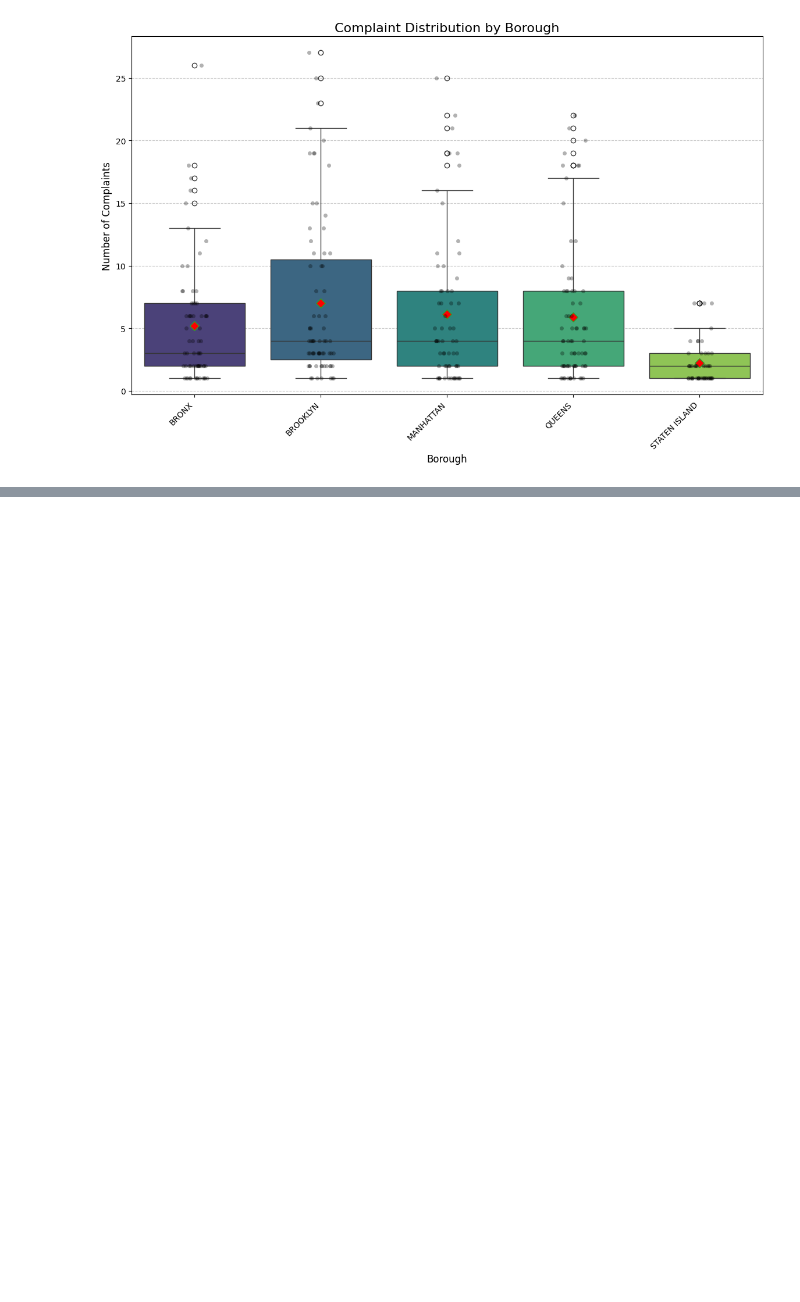
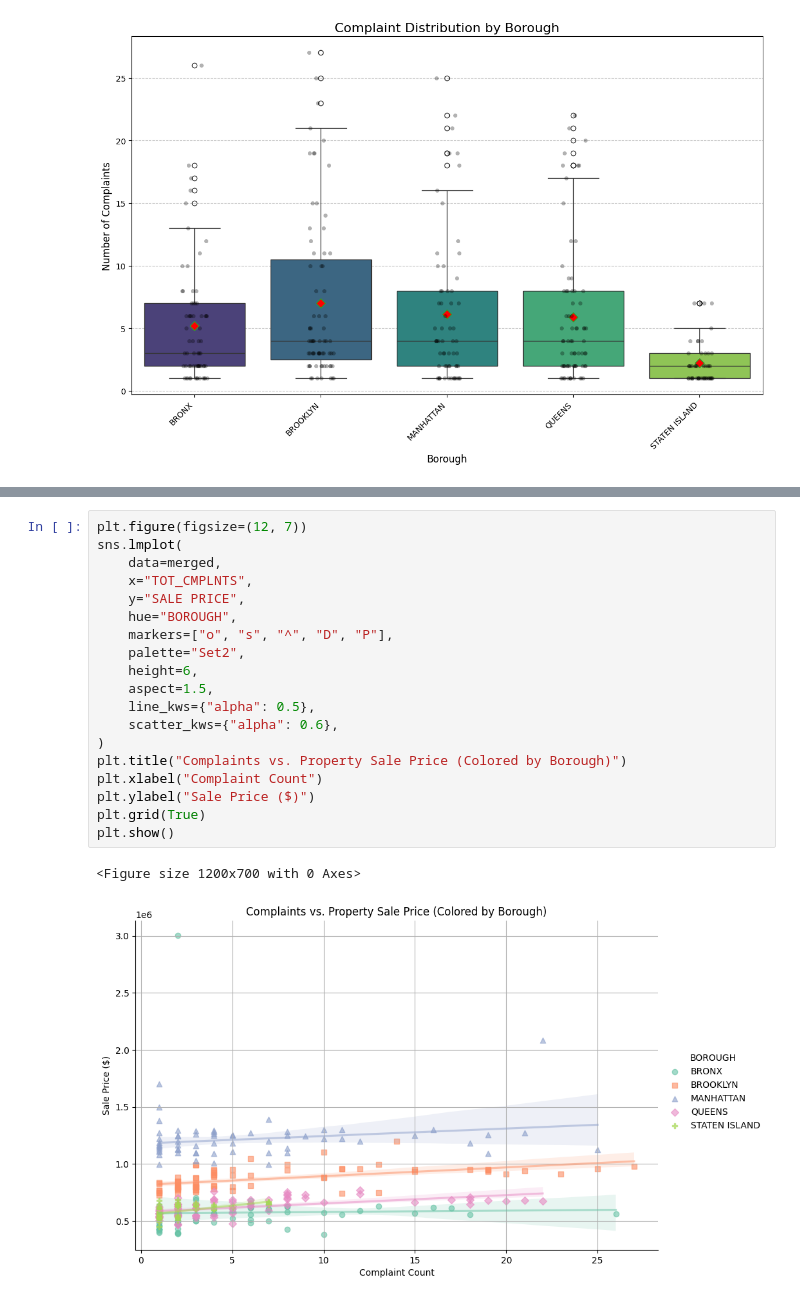
Before and after one commit to lugisz/lugisz.github.io, a Jupyter notebook: Project03.ipynb, the cells around one changed output, grey strips where cells are left out. Saved outputs shown, nothing was run; the diff lists cells and outputs as text; blank space fills up the shorter version.

```diff
--- a/Project03.ipynb
+++ b/Project03.ipynb
@@ -374,6 +374,28 @@ folium.Choropleth(
 complaint_map
 # %% [output]
 [interactive output not drawn]
+# %%
+plt.figure(figsize=(12, 7))
+sns.lmplot(
+    data=merged,
+    x="TOT_CMPLNTS",
+    y="SALE PRICE",
+    hue="BOROUGH",
+    markers=["o", "s", "^", "D", "P"],
+    palette="Set2",
+    height=6,
+    aspect=1.5,
+    line_kws={"alpha": 0.5},
+    scatter_kws={"alpha": 0.6},
+)
+plt.title("Complaints vs. Property Sale Price (Colored by Borough)")
+plt.xlabel("Complaint Count")
+plt.ylabel("Sale Price ($)")
+plt.grid(True)
+plt.show()
+# %% [output]
+<Figure size 1200x700 with 0 Axes>
+[figure, added]
 # %% [markdown]
 ## Insights and Conclusion
 <p>Based on the charts and maps above below are several insights that can be derived:
```
Also changed, not shown: parts of 2 cells of this notebook.
